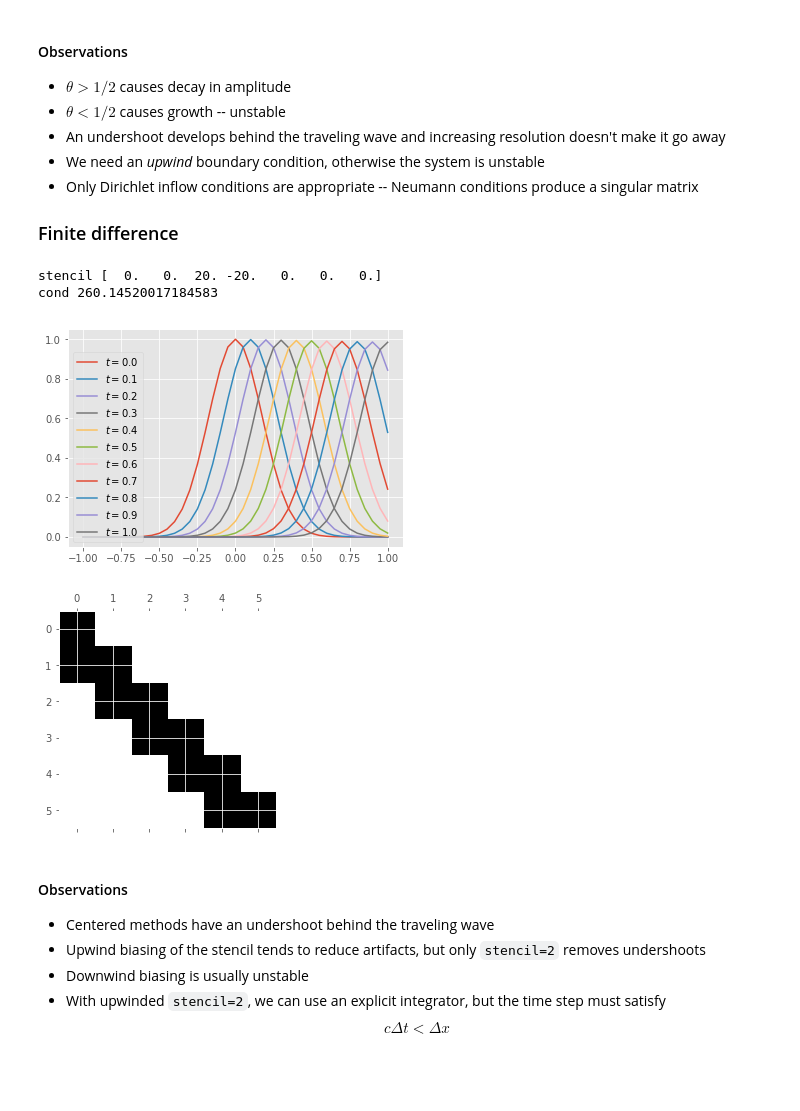
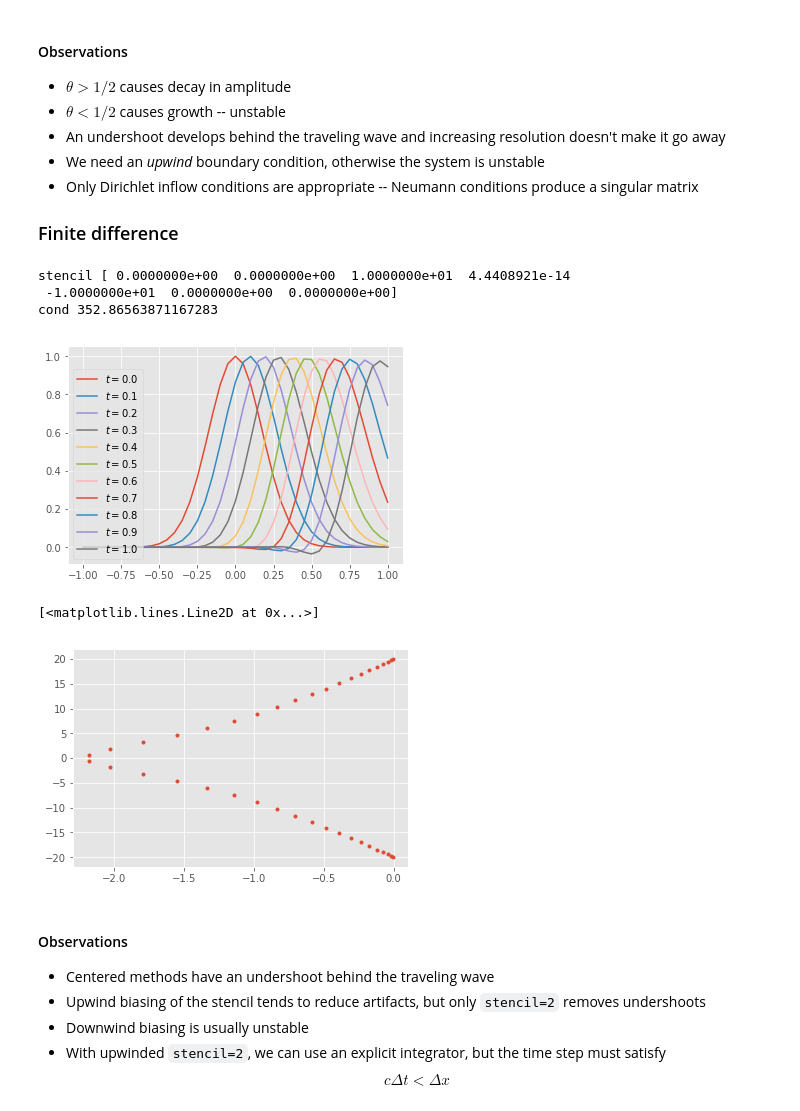
Before and after one commit to cu-numpde/numpde-fall2018, a Jupyter notebook: FDTransient.ipynb, the cells around one changed output. Drawn from its saved outputs; the diff is of its cells as text; code cells hidden in the pictures; blank space fills up the shorter version.

```diff
--- a/FDTransient.ipynb
+++ b/FDTransient.ipynb
@@ -439,7 +439,7 @@ def diffusion_cheb(n, left, right):
 x, M, A, bcs = diffusion_cheb(80, (0, lambda t,x: 0*x), (0, lambda t,x: 0*x+.5))
 hist = dae_theta_linear(M, A, numpy.exp(-(x*8)**2), lambda t: 0*x, bcs,
                         h=.02, theta=.5)
-for t, u in hist[:5]:
-    pyplot.plot(x, u, label='$t={:3.1f}$'.format(t))
+for t, u in hist[0:8]:
+    pyplot.plot(x, u, label='$t={:4.2f}$'.format(t))
 pyplot.legend(loc='lower left');
 # %% [output]
@@ -563,9 +563,9 @@ def advection_cheb(n, c, left=(None,None), right=(None,None)):
         bcs.append((i, func))
     return x, M, A @ numpy.linalg.inv(T[0]), bcs
 
-x, M, A, bcs = advection_cheb(40, -1, right=(0, lambda t,x: 0*x))
+x, M, A, bcs = advection_cheb(40, 1, left=(0, lambda t,x: 0*x))
 hist = dae_theta_linear(M, A, numpy.exp(-(x*4)**2), lambda t: 0*x, bcs,
-                        h=.001, theta=.5)
+                        h=.001, theta=1)
 for t, u in hist[::len(hist)//10]:
     pyplot.plot(x, u, label='$t={:3.1f}$'.format(t))
 pyplot.legend(loc='lower left')
@@ -607,24 +608,26 @@ def advection_fd(n, c, stencil=2, bias=0, left=None, right=None):
         bcs.append((i, func))
     return x, M, A, bcs
 
-x, M, A, bcs = advection_fd(40, c=1, stencil=2, bias=0, left=lambda t,x: 0*x)
+x, M, A, bcs = advection_fd(40, c=1, stencil=3, bias=0, left=lambda t,x: 0*x)
 hist = dae_theta_linear(M, A, numpy.exp(-(x*4)**2), lambda t: 0*x, bcs,
-                        h=2/(len(x)-1), theta=.01)
+                        h=2/(len(x)-1), theta=.5)
 for t, u in hist[::len(hist)//10]:
     pyplot.plot(x, u, label='$t={:3.1f}$'.format(t))
 pyplot.legend(loc='lower left')
 print('stencil', A[3,:7])
 print('cond', numpy.linalg.cond(A))
 # %% [output]
-stencil [  0.   0.  20. -20.   0.   0.   0.]
-cond 260.14520017184583
+stencil [ 0.0000000e+00  0.0000000e+00  1.0000000e+01  4.4408921e-14
+ -1.0000000e+01  0.0000000e+00  0.0000000e+00]
+cond 352.86563871167283
-[figure, old version]
+[figure, new version]
 # %%
 lam = numpy.linalg.eigvals(A[1:,1:])
-#pyplot.plot(lam.real, lam.imag, '.')
-pyplot.spy(A[:6,:6]);
+pyplot.plot(lam.real, lam.imag, '.')
+#pyplot.spy(A[:6,:6]);
 # %% [output]
+[<matplotlib.lines.Line2D at 0x...>]
-[figure, old version]
+[figure, new version]
 # %% [markdown]
 #### Observations
 
```
Also changed, not shown: parts of 4 cells of this notebook.
